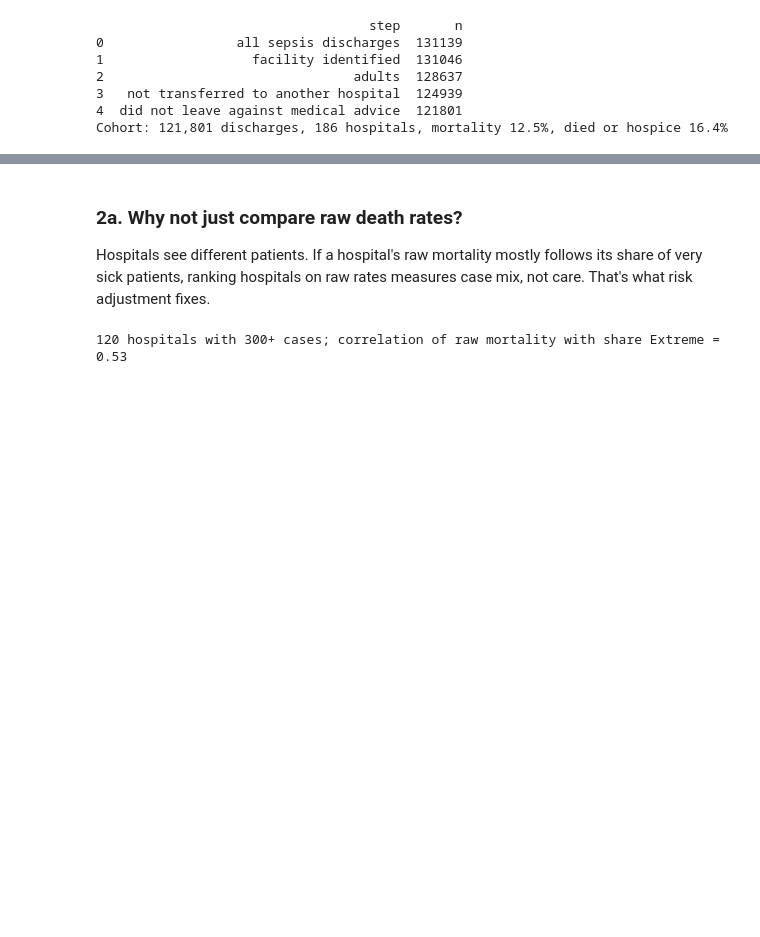
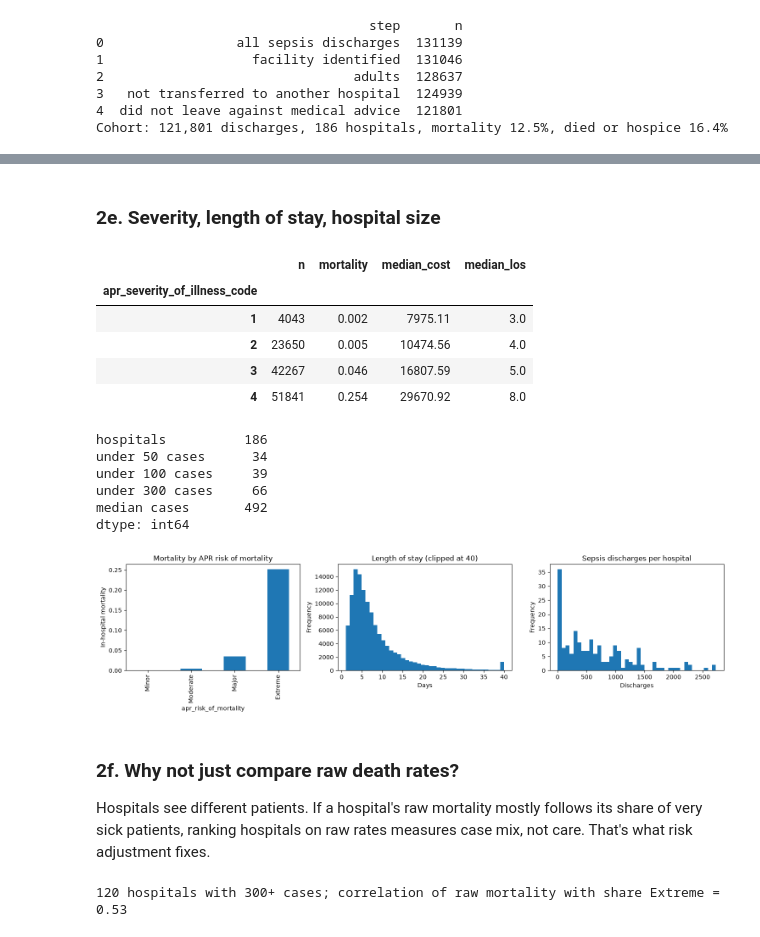
Before and after one commit to sbhattap/sparcs-sepsis, a Jupyter notebook: sparcs_sepsis_2023.ipynb, the cells around one changed output, grey strips where cells are left out. Saved outputs shown, nothing was run; the diff lists cells and outputs as text; code cells hidden in the pictures; blank space fills up the shorter version.

```diff
--- a/sparcs_sepsis_2023.ipynb
+++ b/sparcs_sepsis_2023.ipynb
@@ -193,4 +270,29 @@ apr_severity_of_illness_code
+# %% [markdown]
+### 2e. Severity, length of stay, hospital size
+# %%
+# Mortality by risk of mortality, length of stay, discharges per hospital
+eda.plot_eda(df, FIGS / "eda.png")
+
+# Mortality, cost and length of stay by severity of illness
+display(eda.severity_table(df))
+
+# Many hospitals are small, so their O/E will be noisy (handled by the funnel plot)
+eda.hospital_sizes(df)
+# %% [output]
+|  | n | mortality | median_cost | median_los |
+| apr_severity_of_illness_code |  |  |  |  |
+| 1 | 4043 | 0.002 | 7975.11 | 3.0 |
+| 2 | 23650 | 0.005 | 10474.56 | 4.0 |
+| 3 | 42267 | 0.046 | 16807.59 | 5.0 |
+| 4 | 51841 | 0.254 | 29670.92 | 8.0 |
+hospitals          186
+under 50 cases      34
+under 100 cases     39
+under 300 cases     66
+median cases       492
+dtype: int64
+[figure, added]
 # %% [markdown]
-### 2a. Why not just compare raw death rates?
+### 2f. Why not just compare raw death rates?
 Hospitals see different patients. If a hospital's raw mortality mostly follows its share of very sick patients, ranking hospitals on raw rates measures case mix, not care. That's what risk adjustment fixes.
 # %%
```
Also changed, not shown: parts of 22 cells of this notebook, 7 other files.
